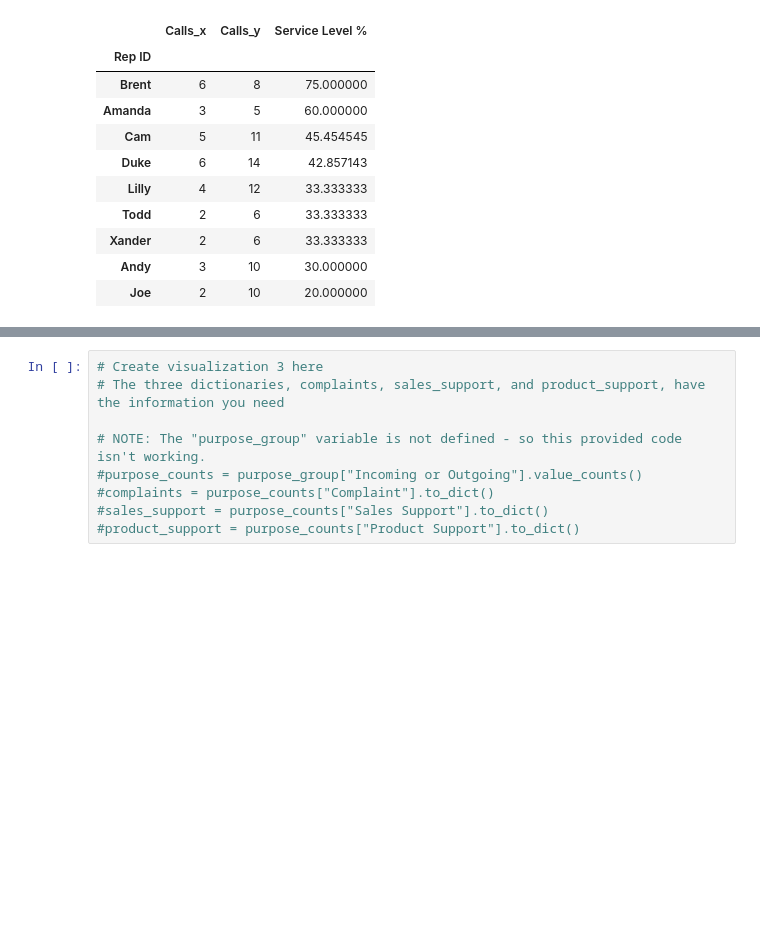
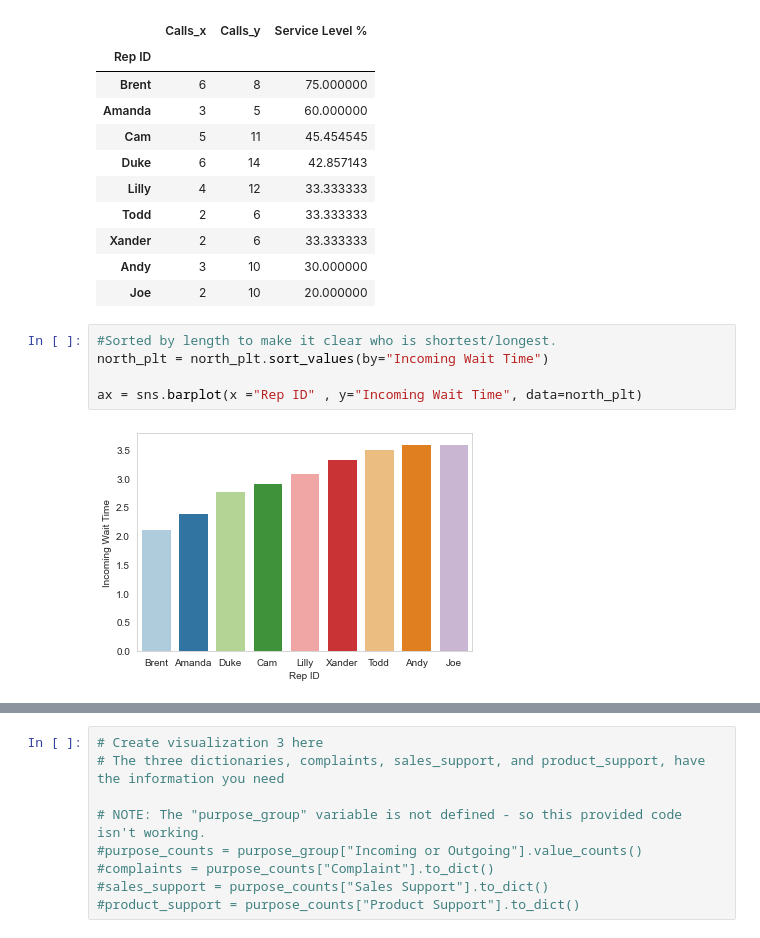
Before and after one commit to LizzCallahan/call-center-cleanup-assignment, a Jupyter notebook: Call Center Cleanup.ipynb, the cells around one changed output, grey strips where cells are left out. Saved outputs shown, nothing was run; the diff lists cells and outputs as text; blank space fills up the shorter version.

```diff
--- a/Call Center Cleanup.ipynb
+++ b/Call Center Cleanup.ipynb
@@ -551,6 +551,13 @@ service_level
 | Xander | 2 | 6 | 33.333333 |
 | Andy | 3 | 10 | 30.000000 |
 | Joe | 2 | 10 | 20.000000 |
+# %%
+#Sorted by length to make it clear who is shortest/longest.
+north_plt = north_plt.sort_values(by="Incoming Wait Time")
+
+ax = sns.barplot(x ="Rep ID" , y="Incoming Wait Time", data=north_plt)
+# %% [output]
+[figure, added]
 # %%
 # For visualization 2, I'm using a seaborn bar chart to show service level % by rep.
 # I sorted by Service Level % and used a gradient to help easily see who is performing well and not as well.
```
Also changed, not shown: parts of 5 cells of this notebook.
